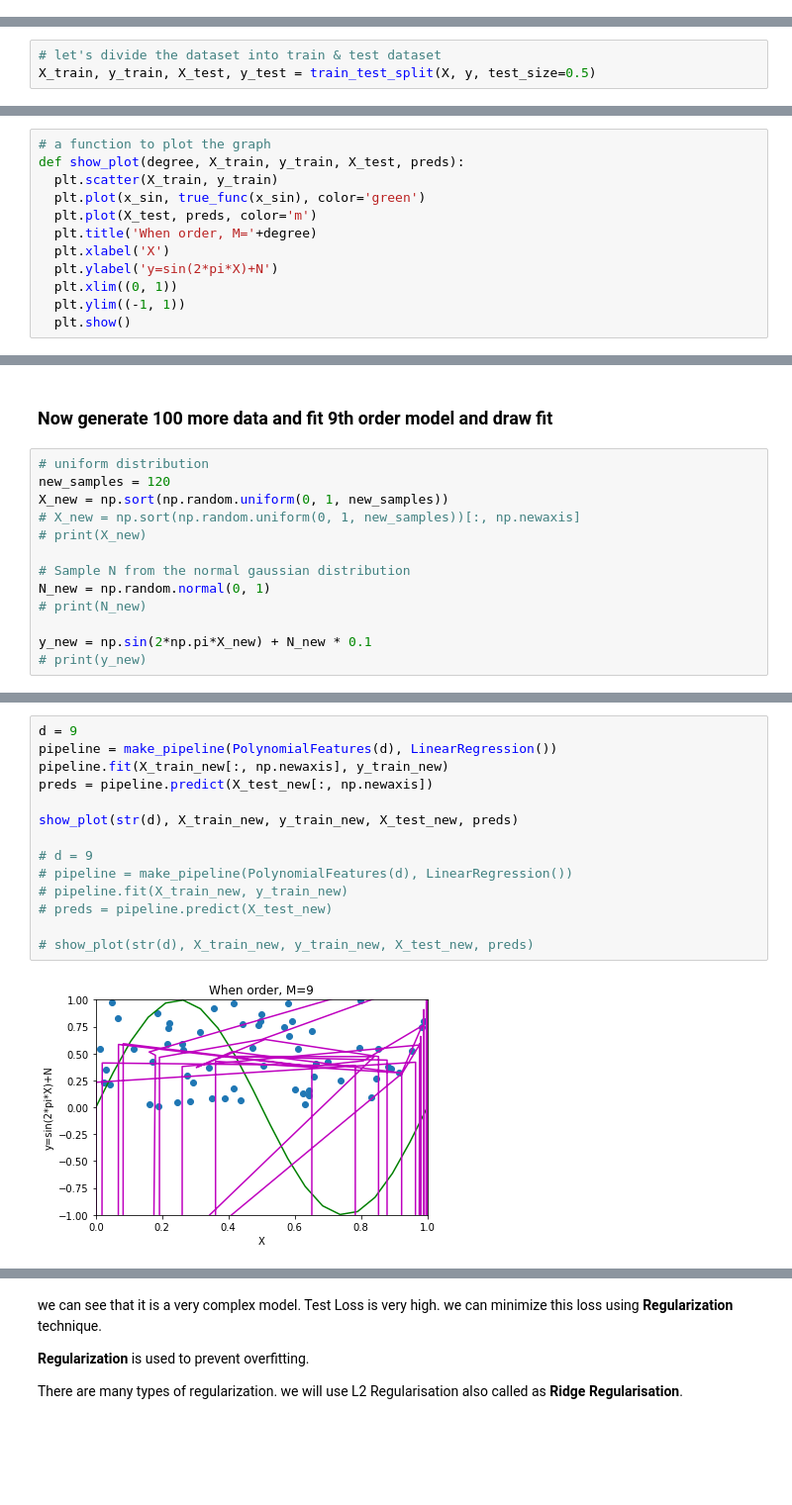
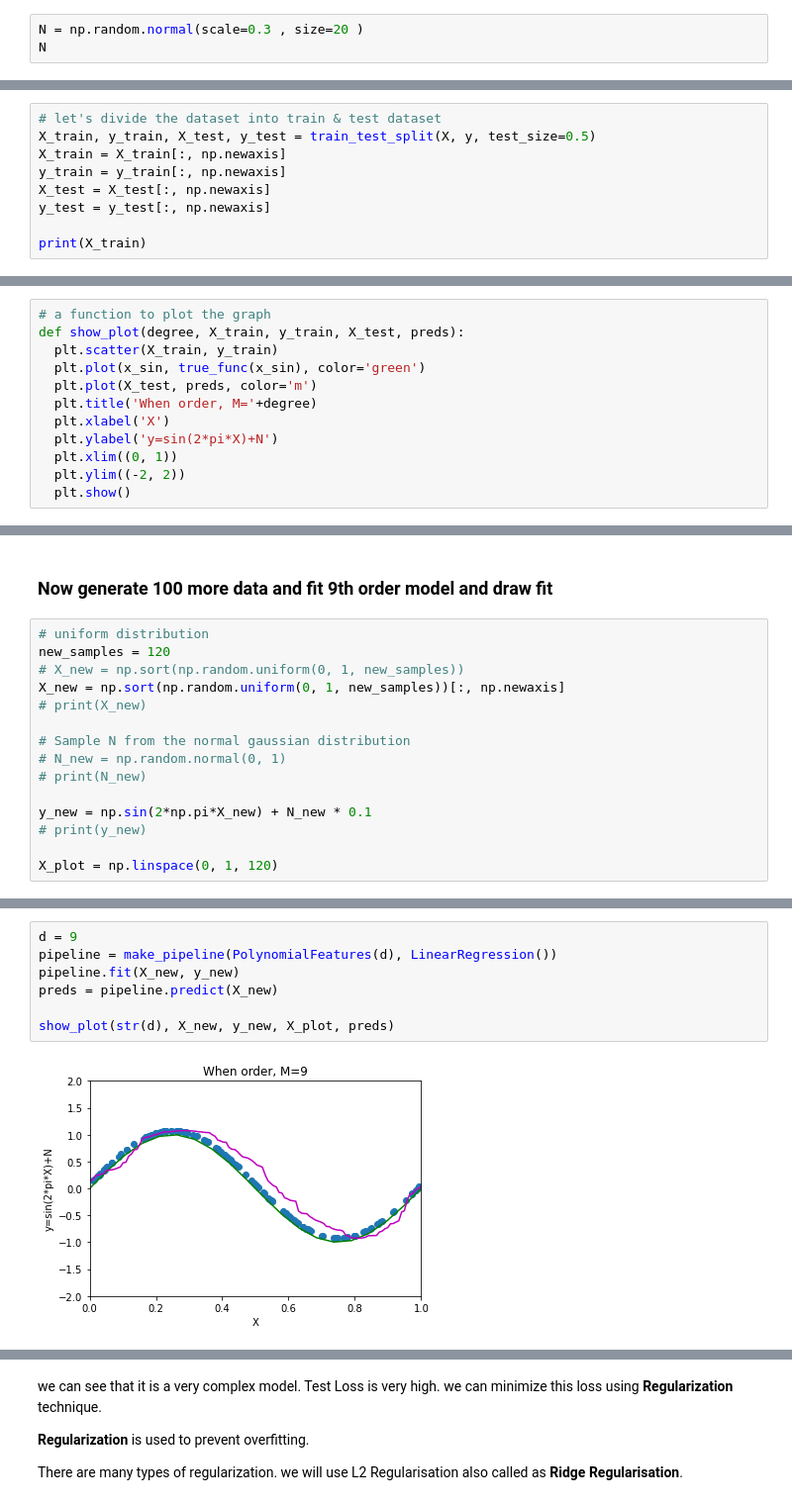
Before and after one commit to jay-thakur/Concept_of_Overfitting, a Jupyter notebook: Concept_of_Overfitting.ipynb, the cells around one changed output, grey strips where cells are left out. Shown at 99% size. Cells and saved outputs as stored; diff of their text form; blank space fills up the shorter version.

```diff
--- a/Concept_of_Overfitting.ipynb
+++ b/Concept_of_Overfitting.ipynb
@@ -54,3 +56,6 @@ print(N)
  0.51357812 0.52914209 0.54966248 0.61927097 0.62113383 0.78533515
  0.84656149 0.85397529]
 -0.7478709492938624
+# %%
+N = np.random.normal(scale=0.3 , size=20 )
+N
@@ -84,3 +95,9 @@ Let's divide our dataset into **train** & **test** dataset using **sklearn**
 # %%
 # let's divide the dataset into train & test dataset
 X_train, y_train, X_test, y_test = train_test_split(X, y, test_size=0.5)
+X_train = X_train[:, np.newaxis]
+y_train = y_train[:, np.newaxis]
+X_test = X_test[:, np.newaxis]
+y_test = y_test[:, np.newaxis]
+
+print(X_train)
@@ -94,7 +122,7 @@ def show_plot(degree, X_train, y_train, X_test, preds):
   plt.xlabel('X')
   plt.ylabel('y=sin(2*pi*X)+N')
   plt.xlim((0, 1))
-  plt.ylim((-1, 1))
+  plt.ylim((-2, 2))
   plt.show()
 # %%
 degrees = [0, 1, 3, 9]
@@ -216,16 +259,18 @@ Let's add some more data & see how does it work
 # %%
 # uniform distribution
 new_samples = 120
-X_new = np.sort(np.random.uniform(0, 1, new_samples))
-# X_new = np.sort(np.random.uniform(0, 1, new_samples))[:, np.newaxis]
+# X_new = np.sort(np.random.uniform(0, 1, new_samples))
+X_new = np.sort(np.random.uniform(0, 1, new_samples))[:, np.newaxis]
 # print(X_new)
 
 # Sample N from the normal gaussian distribution
-N_new = np.random.normal(0, 1)
+# N_new = np.random.normal(0, 1)
 # print(N_new)
 
 y_new = np.sin(2*np.pi*X_new) + N_new * 0.1
 # print(y_new)
+
+X_plot = np.linspace(0, 1, 120)
 # %%
 plt.scatter(X_new, y_new)
 plt.plot(X_new, y_new)
@@ -240,16 +292,9 @@ X_train_new, y_train_new, X_test_new, y_test_new = train_test_split(X_new, y_new
 # %%
 d = 9
 pipeline = make_pipeline(PolynomialFeatures(d), LinearRegression())
-pipeline.fit(X_train_new[:, np.newaxis], y_train_new)
-preds = pipeline.predict(X_test_new[:, np.newaxis])
+pipeline.fit(X_new, y_new)
+preds = pipeline.predict(X_new)
 
-show_plot(str(d), X_train_new, y_train_new, X_test_new, preds)
-
-# d = 9
-# pipeline = make_pipeline(PolynomialFeatures(d), LinearRegression())
-# pipeline.fit(X_train_new, y_train_new)
-# preds = pipeline.predict(X_test_new)
-
-# show_plot(str(d), X_train_new, y_train_new, X_test_new, preds)
+show_plot(str(d), X_new, y_new, X_plot, preds)
 # %% [output]
-[figure, old version]
+[figure, new version]
```
Also changed, not shown: parts of 19 cells of this notebook.
